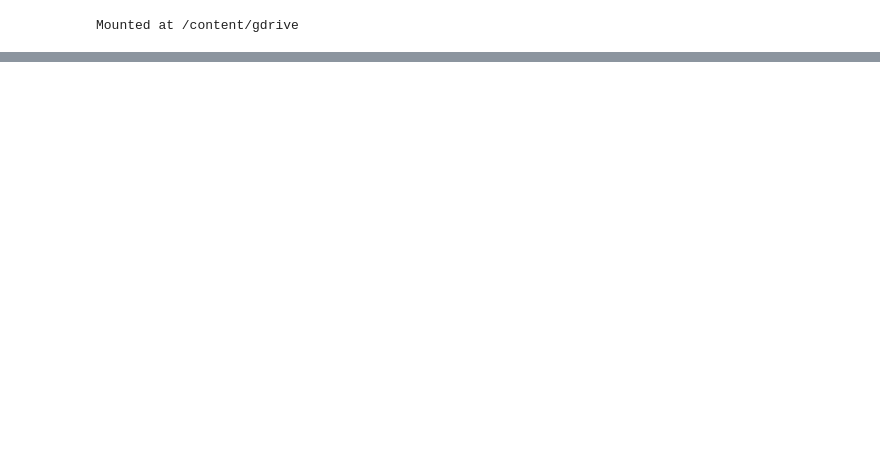
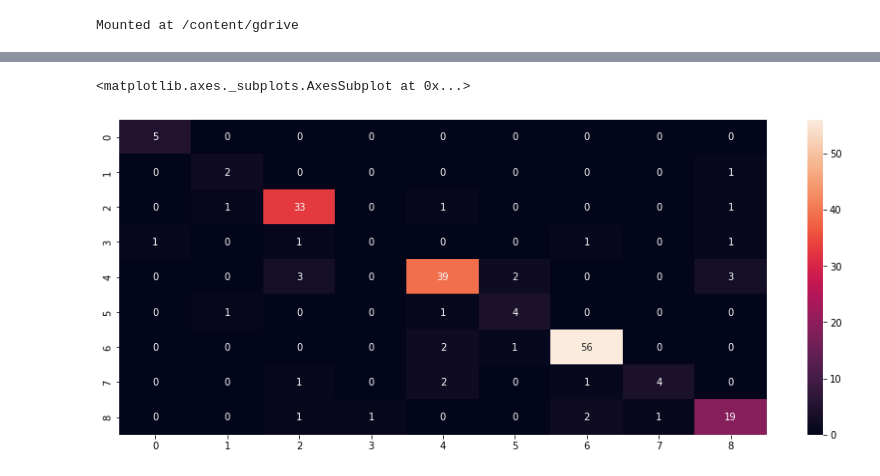
Before and after one commit to alessandro-maccario/DeepLearning-FoodRecognition, a Jupyter notebook: pcaReductions.ipynb, the cells around one changed output, grey strips where cells are left out. Cells and saved outputs as stored; diff of their text form; code cells hidden in the pictures; blank space fills up the shorter version.

```diff
--- a/pcaReductions.ipynb
+++ b/pcaReductions.ipynb
@@ -251,0 +361,11 @@ y_test_one_hot = to_categorical(y_test)
+# %%
+# Pick the optimal number of components. This is how many features we will have
+# for our machine learning
+n_PCA_components = 1000
+pca = PCA(n_components=n_PCA_components)
+train_PCA = pca.fit_transform(train_features)
+test_PCA = pca.transform(test_features) # Make sure you are just transforming, not fitting.
+
+#If we want 90% information captured we can also try ...
+#pca=PCA(0.9)
+#principalComponents = pca.fit_transform(X_for_RF)
@@ -251,0 +407,8 @@ y_test_one_hot = to_categorical(y_test)
+# %%
+import datetime
+start = datetime.datetime.now()
+#Fit the model. Do not forget to use on-hot-encoded Y values.
+model.fit(train_PCA, y_train_one_hot, epochs=500, verbose=3)
+
+end = datetime.datetime.now()
+print("Total execution time with PCA is: ", end-start)
@@ -251,0 +433,10 @@ y_test_one_hot = to_categorical(y_test)
+# %%
+##Predict on test dataset
+predict_test = model.predict(test_PCA)
+predict_test = np.argmax(predict_test, axis=1)
+predict_test = le.inverse_transform(predict_test)
+#
+#
+##Print overall accuracy
+from sklearn import metrics
+print ("Accuracy = ", metrics.accuracy_score(val_labels, predict_test))
@@ -251,0 +446,14 @@ y_test_one_hot = to_categorical(y_test)
+# %%
+#Confusion Matrix - verify accuracy of each class
+import seaborn as sns
+from sklearn.metrics import confusion_matrix
+
+# Visualization of the learning curves
+plt.figure(figsize=(15,6))
+
+cm = confusion_matrix(val_labels, predict_test)
+#print(cm)
+sns.heatmap(cm, annot=True)
+# %% [output]
+<matplotlib.axes._subplots.AxesSubplot at 0x...>
+[figure, added]
```
Also changed, not shown: parts of 23 cells of this notebook.
